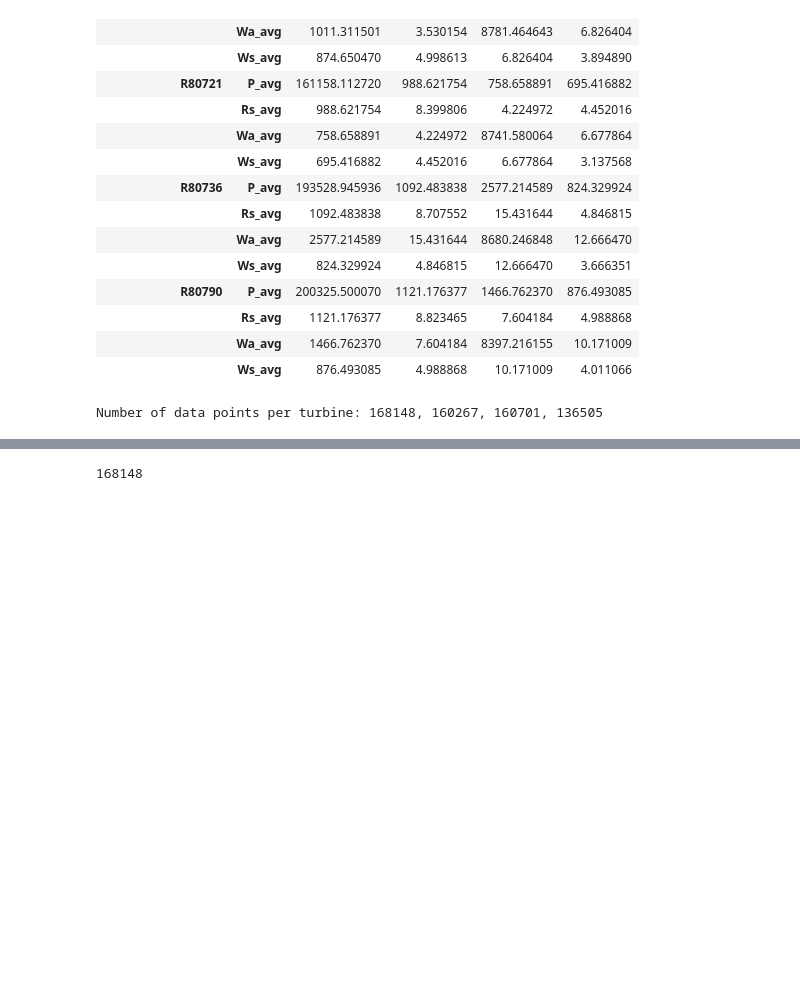
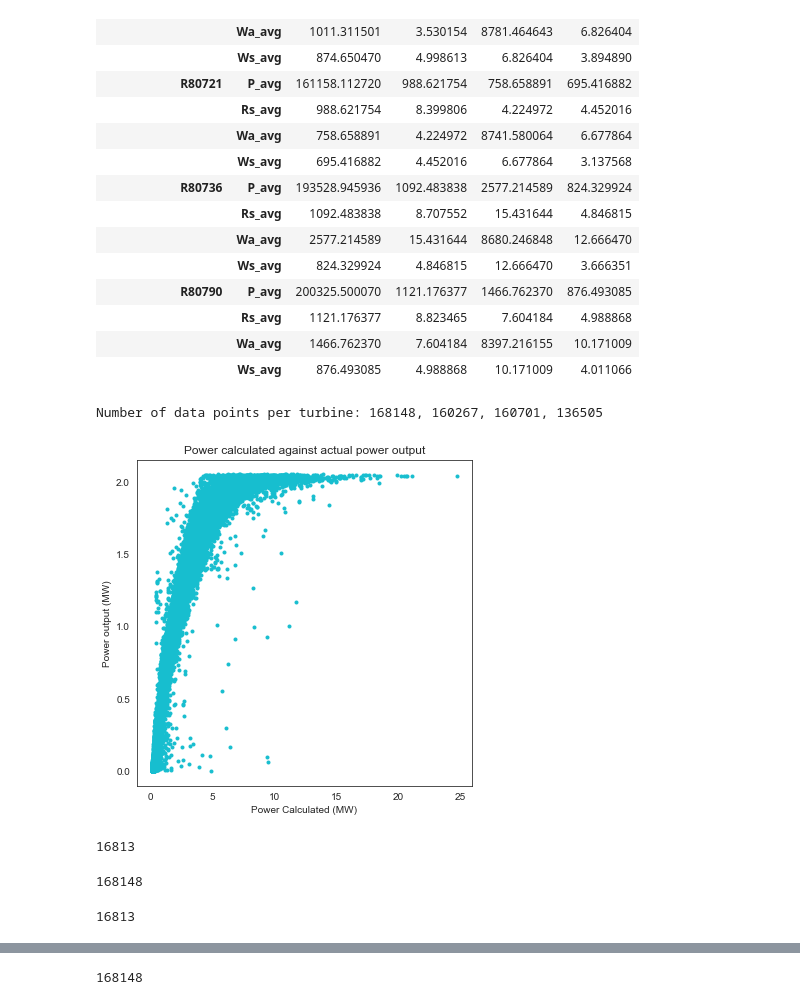
Before and after one commit to Jamiesmackay/Masters_Project, a Jupyter notebook: Code unedited/Project/Project_code.ipynb, the cells around one changed output, grey strips where cells are left out. Cells and saved outputs as stored; diff of their text form; code cells hidden in the pictures; blank space fills up the shorter version.

```diff
--- a/Code unedited/Project/Project_code.ipynb
+++ b/Code unedited/Project/Project_code.ipynb
@@ -171,10 +225,11 @@ Number of data points per turbine: 168148, 160267, 160701, 136505
 # %%
+Cp = 0.593
+P_out = Basic_Data_drop_Sort_R80711.P_avg/1000
 A = 5281
 D = 82
-Basic_Data_drop_Sort.P_avg[1]
 rho = 1.0898 #calculated using online calculator https://www.engineersedge.com/calculators/air-density.htm
-Basic_Data_drop_Sort.Rs_avg[1]
-C_p = []
+PowerCalc = (Basic_Data_drop_Sort_R80711.Ws_avg**3)*A*rho/2
+PowerCalc = PowerCalc/1000000
 #
 #P_avg = 1/2 * rho * A * Rs_avg^3 * C_p
 #C_p = 2000* P_avg/rho* A * Ws_avg^3  due to P_avg being measured in kW
@@ -205,0 +238,21 @@ def
+# %%
+plt.figure(figsize = (6,6))
+plt.plot(PowerCalc,P_out, 'C9.')
+plt.ylabel('Power output (MW)')
+plt.xlabel('Power Calculated (MW)')
+plt.title('Power calculated against actual power output')
+plt.savefig('Power calculated against actual power output.pdf')
+# %% [output]
+[figure, added]
+# %%
+Ma_vec_C_p_R80711 = Moving_Average(C_p_Lambda_R80711_df_sort.C_p,10)
+display(len(Ma_vec_C_p_R80711))
+len(C_p_Lambda_R80711_df_sort.C_p)
+# %% [output]
+16813
+168148
+# %%
+Ma_vec_Lambda_R80711 = Moving_Average(C_p_Lambda_R80711_df_sort.Lambda,10)
+display(len(Ma_vec_Lambda_R80711))
+# %% [output]
+16813
```
Also changed, not shown: parts of 15 cells of this notebook.
